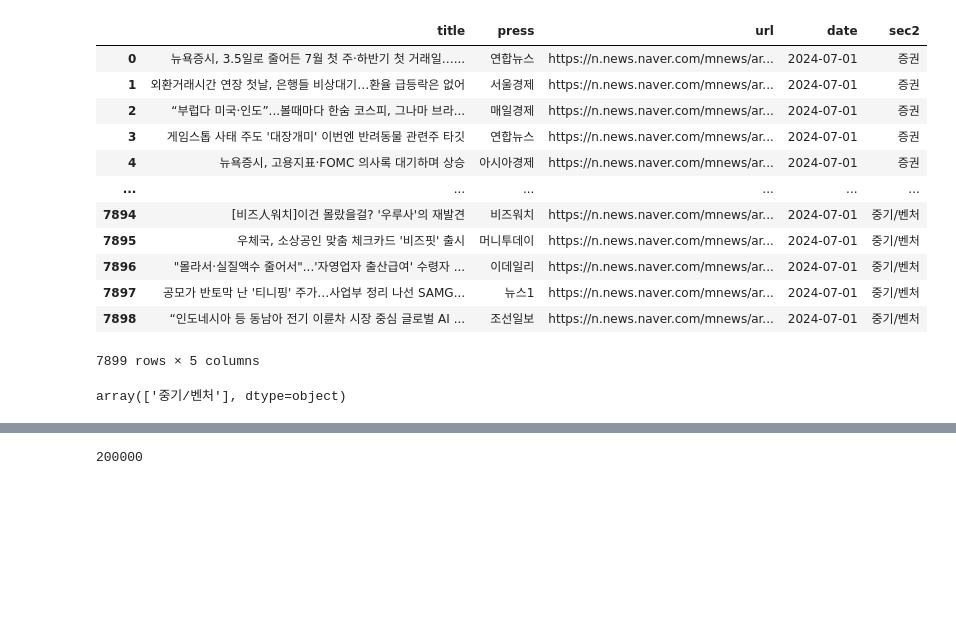
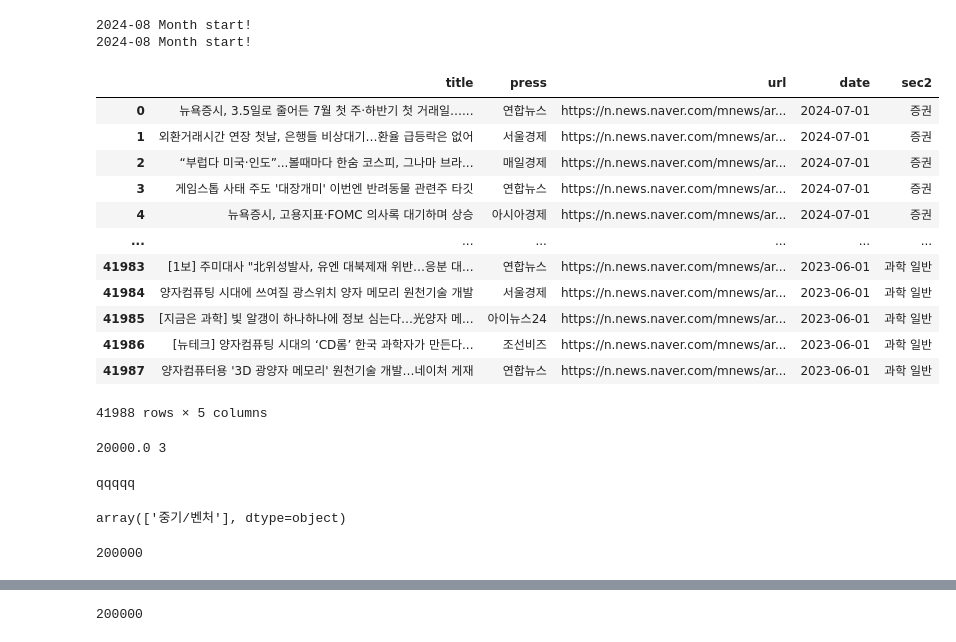
Before and after one commit to sesac-analyst/NewsRecommend_Team_5, a Jupyter notebook: crawling/kha/test.ipynb, the cells around one changed output, grey strips where cells are left out. Saved outputs shown, nothing was run; the diff lists cells and outputs as text; code cells hidden in the pictures; blank space fills up the shorter version.

```diff
--- a/crawling/kha/test.ipynb
+++ b/crawling/kha/test.ipynb
@@ -7,27 +7,56 @@ from dateutil import rrule
 
 import pandas as pd
 import json
+# %%
+std_date = pd.to_datetime('2024-08-01')
+print(f"{std_date.strftime(r'%Y-%m')} Month start!")
+print(f"{std_date.strftime(r'%Y-%m')} Month start!")
+# %% [output]
+2024-08 Month start!
+2024-08 Month start!
 # %%
-df = pd.read_csv('news_naver.csv')
+df = pd.read_csv('news_naver_it.csv')
 df
 # %% [output]
 |  | title | press | url | date | sec2 |
 | 0 | 뉴욕증시, 3.5일로 줄어든 7월 첫 주·하반기 첫 거래일…... | 연합뉴스 | https://n.news.naver.com/mnews/ar... | 2024-07-01 | 증권 |
 | 1 | 외환거래시간 연장 첫날, 은행들 비상대기…환율 급등락은 없어 | 서울경제 | https://n.news.naver.com/mnews/ar... | 2024-07-01 | 증권 |
 | 2 | “부럽다 미국·인도”...볼때마다 한숨 코스피, 그나마 브라... | 매일경제 | https://n.news.naver.com/mnews/ar... | 2024-07-01 | 증권 |
 | 3 | 게임스톱 사태 주도 '대장개미' 이번엔 반려동물 관련주 타깃 | 연합뉴스 | https://n.news.naver.com/mnews/ar... | 2024-07-01 | 증권 |
 | 4 | 뉴욕증시, 고용지표·FOMC 의사록 대기하며 상승 | 아시아경제 | https://n.news.naver.com/mnews/ar... | 2024-07-01 | 증권 |
 | ... | ... | ... | ... | ... | ... |
-| 7894 | [비즈人워치]이건 몰랐을걸? '우루사'의 재발견 | 비즈워치 | https://n.news.naver.com/mnews/ar... | 2024-07-01 | 중기/벤처 |
-| 7895 | 우체국, 소상공인 맞춤 체크카드 '비즈핏' 출시 | 머니투데이 | https://n.news.naver.com/mnews/ar... | 2024-07-01 | 중기/벤처 |
-| 7896 | "몰라서·실질액수 줄어서"...'자영업자 출산급여' 수령자 ... | 이데일리 | https://n.news.naver.com/mnews/ar... | 2024-07-01 | 중기/벤처 |
-| 7897 | 공모가 반토막 난 '티니핑' 주가…사업부 정리 나선 SAMG... | 뉴스1 | https://n.news.naver.com/mnews/ar... | 2024-07-01 | 중기/벤처 |
-| 7898 | “인도네시아 등 동남아 전기 이륜차 시장 중심 글로벌 AI ... | 조선일보 | https://n.news.naver.com/mnews/ar... | 2024-07-01 | 중기/벤처 |
+| 41983 | [1보] 주미대사 "北위성발사, 유엔 대북제재 위반…응분 대... | 연합뉴스 | https://n.news.naver.com/mnews/ar... | 2023-06-01 | 과학 일반 |
+| 41984 | 양자컴퓨팅 시대에 쓰여질 광스위치 양자 메모리 원천기술 개발 | 서울경제 | https://n.news.naver.com/mnews/ar... | 2023-06-01 | 과학 일반 |
+| 41985 | [지금은 과학] 빛 알갱이 하나하나에 정보 심는다…光양자 메... | 아이뉴스24 | https://n.news.naver.com/mnews/ar... | 2023-06-01 | 과학 일반 |
+| 41986 | [뉴테크] 양자컴퓨팅 시대의 ‘CD롬’ 한국 과학자가 만든다... | 조선비즈 | https://n.news.naver.com/mnews/ar... | 2023-06-01 | 과학 일반 |
+| 41987 | 양자컴퓨터용 '3D 광양자 메모리' 원천기술 개발…네이처 게재 | 연합뉴스 | https://n.news.naver.com/mnews/ar... | 2023-06-01 | 과학 일반 |
-7899 rows × 5 columns
+41988 rows × 5 columns
+# %%
+def crawling_all(is_test, max_data, day_range):
+    print(max_data, day_range)
+
+test_params = {'max_data': 2e4, 'day_range': 3}
+crawling_all(is_test=True, **test_params)
+# %% [output]
+20000.0 3
+# %%
+params = {'max_data': 2e4, 'day_range': 3}
+params = {}
+
+if params:
+    print('pppp')
+else:
+    print('qqqqq')
+# %% [output]
+qqqqq
 # %%
 df.sec2.unique()
 # %% [output]
 array(['중기/벤처'], dtype=object)
+# %%
+int(2e5)
+# %% [output]
+200000
 # %%
 import pandas as pd
 # %%
```
Also changed, not shown: parts of 2 cells of this notebook, 3 other files.
